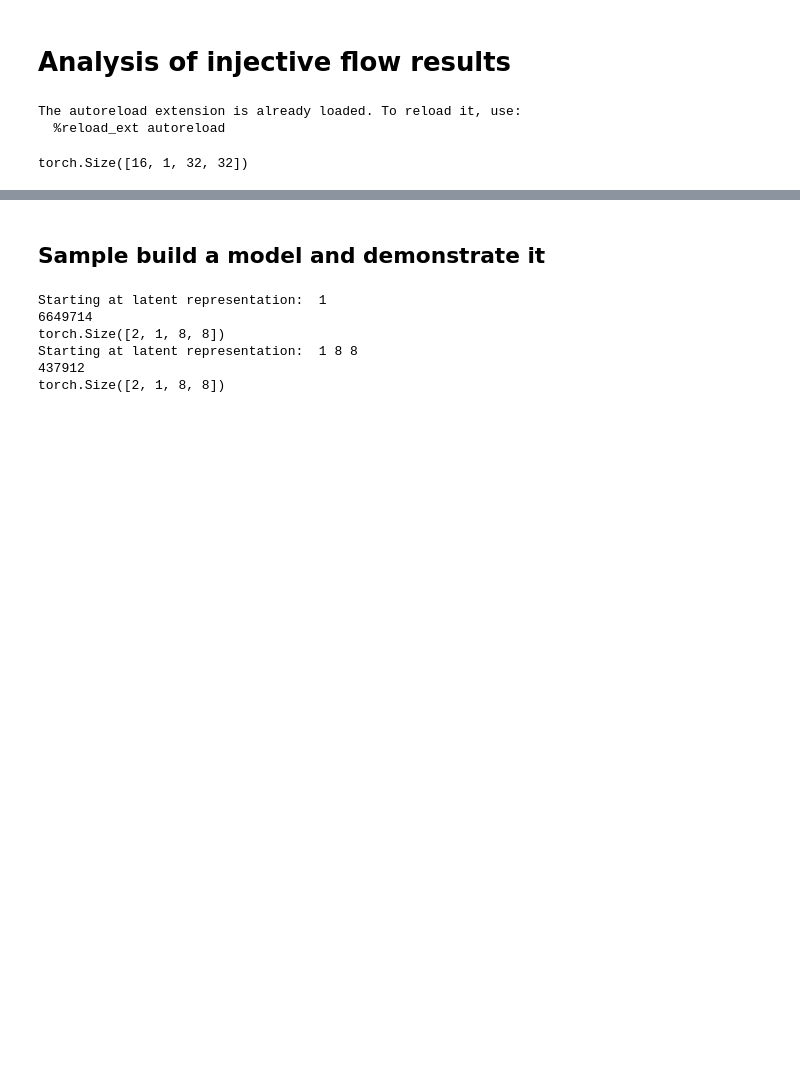
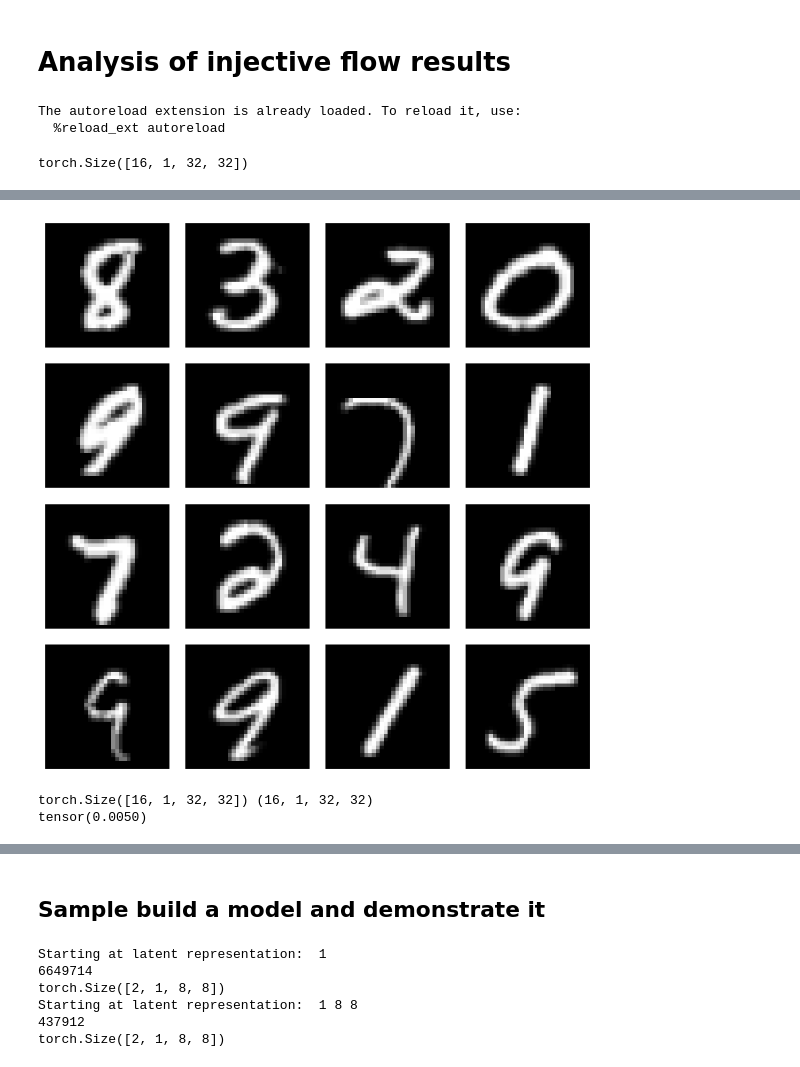
Before and after one commit to adam2392/ciflows, a Jupyter notebook: notebooks/01_injflow_results.ipynb, the cells around one changed output, grey strips where cells are left out. Cells and saved outputs as stored; diff of their text form; code cells hidden in the pictures; blank space fills up the shorter version.

```diff
--- a/notebooks/01_injflow_results.ipynb
+++ b/notebooks/01_injflow_results.ipynb
@@ -114,3 +124,19 @@ tensor([[[ 0.1264,  0.5268, -0.0229,  0.5304, -0.0537,  0.5327,  0.0007,
+# %%
+fig, axes = plt.subplots(4, 4, figsize=(8, 8))
+for i in range(batch_size):
+    ax = axes[i // 4, i % 4]
+    ax.imshow(samples[i].squeeze(), cmap="gray")
+    ax.axis("off")
+
+plt.show()
+# %% [output]
+[figure, added]
+# %%
+print(samples.shape, samples_recon.shape)
+print(torch.functional.F.mse_loss(samples, torch.Tensor(samples_recon)))
+# %% [output]
+torch.Size([16, 1, 32, 32]) (16, 1, 32, 32)
+tensor(0.0050)
 # %%
 fig, axes = plt.subplots(4, 4, figsize=(8, 8))
 for i in range(batch_size):
```
Also changed, not shown: parts of 8 cells of this notebook, 3 other files.
